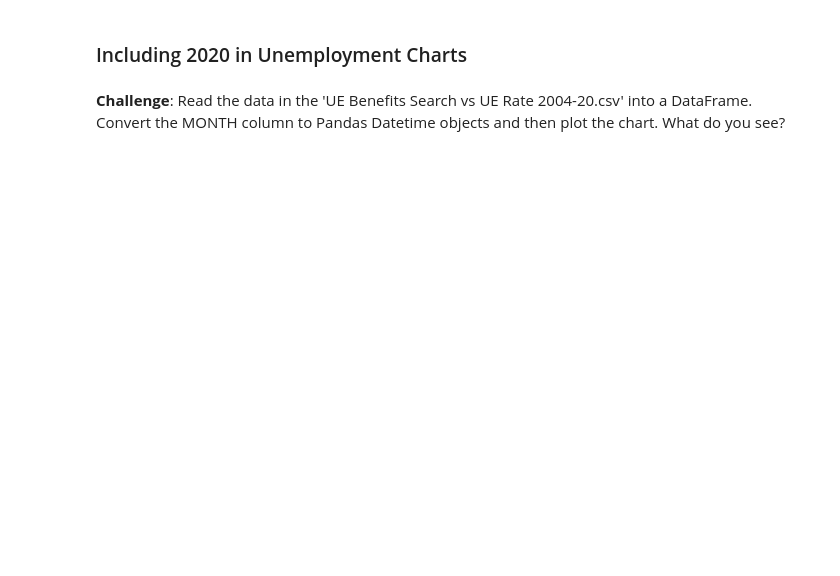
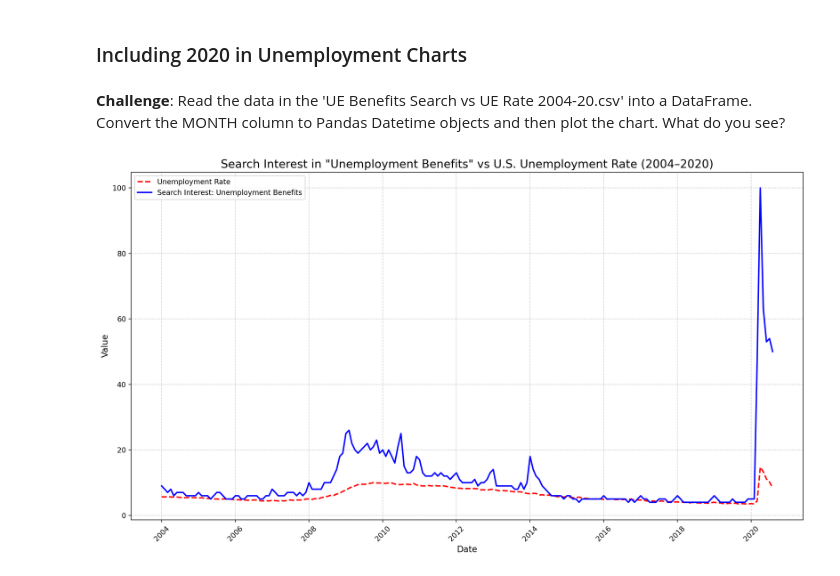
Before and after one commit to Aman88600/100-days-of-code, a Jupyter notebook: Day_75/Google Trends Data Viz (start)/Google Trends and Data Visualisation (start).ipynb, the cells around one changed output. Saved outputs shown, nothing was run; the diff lists cells and outputs as text; code cells hidden in the pictures; blank space fills up the shorter version.

```diff
--- a/Day_75/Google Trends Data Viz (start)/Google Trends and Data Visualisation (start).ipynb
+++ b/Day_75/Google Trends Data Viz (start)/Google Trends and Data Visualisation (start).ipynb
@@ -317,3 +412,41 @@ How to add tick formatting for dates on the x-axis.
 ### Including 2020 in Unemployment Charts
 # %% [markdown]
 **Challenge**: Read the data in the 'UE Benefits Search vs UE Rate 2004-20.csv' into a DataFrame. Convert the MONTH column to Pandas Datetime objects and then plot the chart. What do you see?
+# %%
+import pandas as pd
+import matplotlib.pyplot as plt
+
+# 1. Load the data
+df = pd.read_csv('UE Benefits Search vs UE Rate 2004-20.csv')
+
+# 2. Clean column names (just in case)
+df.columns = df.columns.str.strip()
+
+# 3. Convert 'MONTH' to datetime
+df['MONTH'] = pd.to_datetime(df['MONTH'])
+
+# 4. Set 'MONTH' as index (optional but useful for plotting time series)
+df.set_index('MONTH', inplace=True)
+
+# 5. Plot the data
+plt.figure(figsize=(14, 8), dpi=200)
+
+# Plot both time series
+plt.plot(df['UNRATE'], color='red', linestyle='--', linewidth=2, label='Unemployment Rate')
+plt.plot(df['UE_BENEFITS_WEB_SEARCH'], color='blue', linewidth=2, label='Search Interest: Unemployment Benefits')
+
+# Titles and labels
+plt.title('Search Interest in "Unemployment Benefits" vs U.S. Unemployment Rate (2004–2020)', fontsize=16)
+plt.xlabel('Date', fontsize=12)
+plt.ylabel('Value', fontsize=12)
+
+# Grid, legend, ticks
+plt.grid(True, linestyle='--', alpha=0.6)
+plt.legend()
+plt.xticks(rotation=45)
+
+# Layout and show
+plt.tight_layout()
+plt.show()
+# %% [output]
+[figure, added]
```
Also changed, not shown: parts of 6 cells of this notebook.
